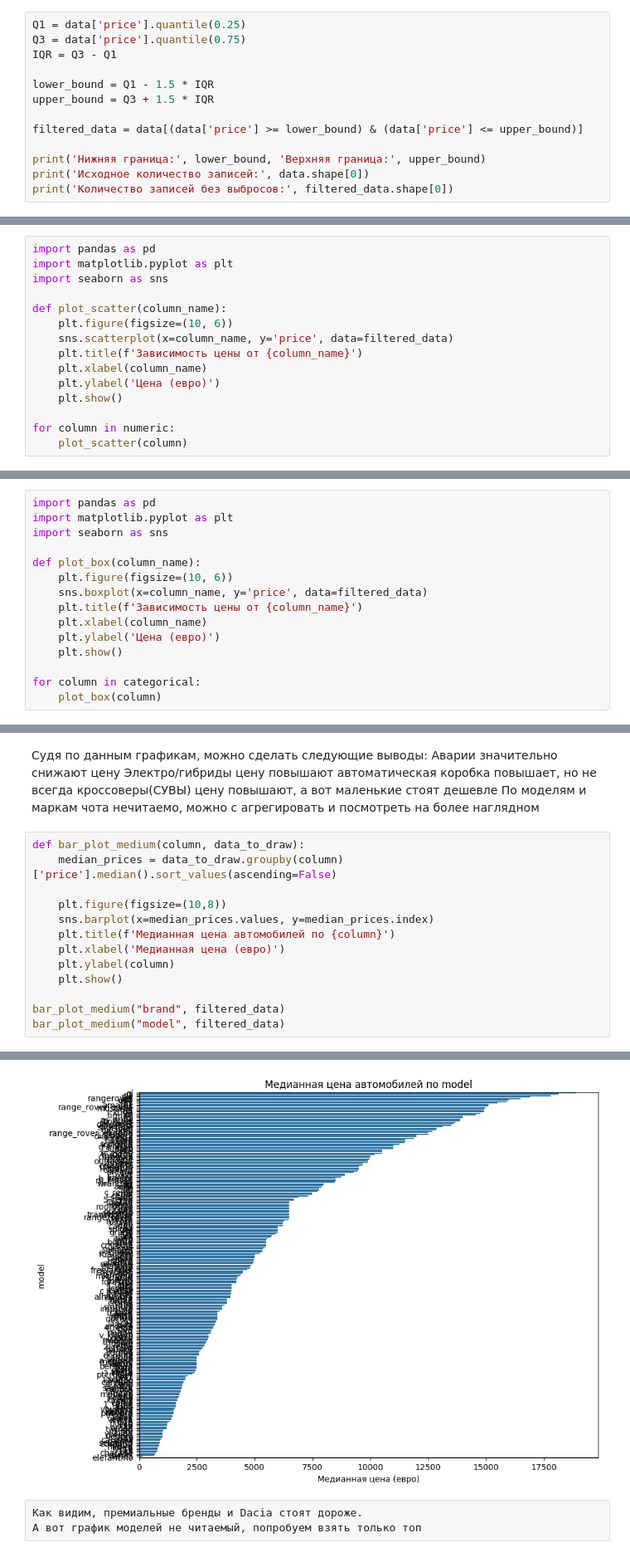
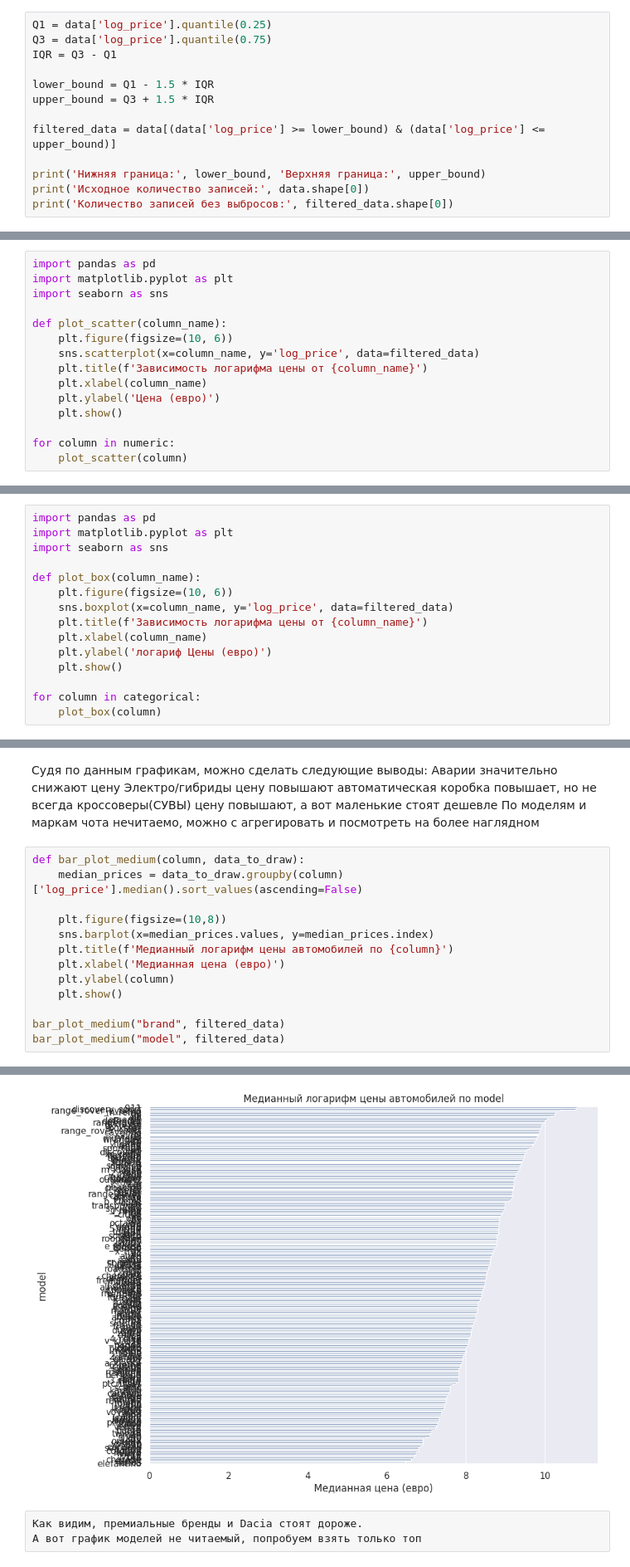
Before and after one commit to kopistas/ml_lab4, a Jupyter notebook: ML MAI & SBER. GD. LAB 4.ipynb, the cells around one changed output, grey strips where cells are left out. Shown at 83% size. Drawn from its saved outputs; the diff is of its cells as text.

```diff
--- a/ML MAI & SBER. GD. LAB 4.ipynb
+++ b/ML MAI & SBER. GD. LAB 4.ipynb
@@ -405,12 +405,12 @@ plt.show()
 # %%
-Q1 = data['price'].quantile(0.25)
-Q3 = data['price'].quantile(0.75)
+Q1 = data['log_price'].quantile(0.25)
+Q3 = data['log_price'].quantile(0.75)
 IQR = Q3 - Q1
 
 lower_bound = Q1 - 1.5 * IQR
 upper_bound = Q3 + 1.5 * IQR
 
-filtered_data = data[(data['price'] >= lower_bound) & (data['price'] <= upper_bound)]
+filtered_data = data[(data['log_price'] >= lower_bound) & (data['log_price'] <= upper_bound)]
 
 print('Нижняя граница:', lower_bound, 'Верхняя граница:', upper_bound)
 print('Исходное количество записей:', data.shape[0])
@@ -432,8 +432,8 @@ import seaborn as sns
 
 def plot_scatter(column_name):
     plt.figure(figsize=(10, 6))
-    sns.scatterplot(x=column_name, y='price', data=filtered_data)
-    plt.title(f'Зависимость цены от {column_name}')
+    sns.scatterplot(x=column_name, y='log_price', data=filtered_data)
+    plt.title(f'Зависимость логарифма цены от {column_name}')
     plt.xlabel(column_name)
     plt.ylabel('Цена (евро)')
     plt.show()
@@ -468,10 +469,10 @@ import seaborn as sns
 
 def plot_box(column_name):
     plt.figure(figsize=(10, 6))
-    sns.boxplot(x=column_name, y='price', data=filtered_data)
-    plt.title(f'Зависимость цены от {column_name}')
+    sns.boxplot(x=column_name, y='log_price', data=filtered_data)
+    plt.title(f'Зависимость логарифма цены от {column_name}')
     plt.xlabel(column_name)
-    plt.ylabel('Цена (евро)')
+    plt.ylabel('логариф Цены (евро)')
     plt.show()
 
 for column in categorical:
@@ -492,11 +493,11 @@ for column in categorical:
 По моделям и маркам чота нечитаемо, можно с агрегировать и посмотреть на более наглядном
 # %%
 def bar_plot_medium(column, data_to_draw):
-    median_prices = data_to_draw.groupby(column)['price'].median().sort_values(ascending=False)
+    median_prices = data_to_draw.groupby(column)['log_price'].median().sort_values(ascending=False)
 
     plt.figure(figsize=(10,8))
     sns.barplot(x=median_prices.values, y=median_prices.index)
-    plt.title(f'Медианная цена автомобилей по {column}')
+    plt.title(f'Медианный логарифм цены автомобилей по {column}')
     plt.xlabel('Медианная цена (евро)')
     plt.ylabel(column)
     plt.show()
@@ -508,4 +509,4 @@ bar_plot_medium("model", filtered_data)
-[figure, old version]
+[figure, new version]
 # %%
 Как видим, премиальные бренды и Dacia стоят дороже.
 А вот график моделей не читаемый, попробуем взять только топ
```
Also changed, not shown: parts of 18 cells of this notebook.
